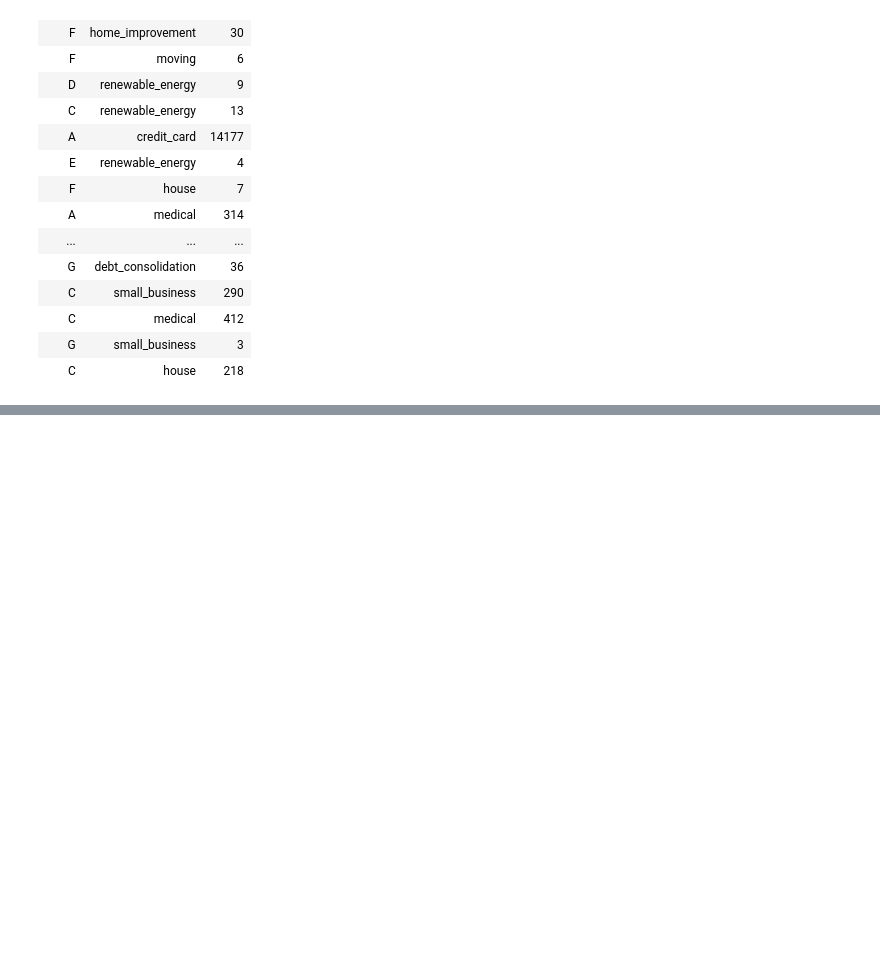
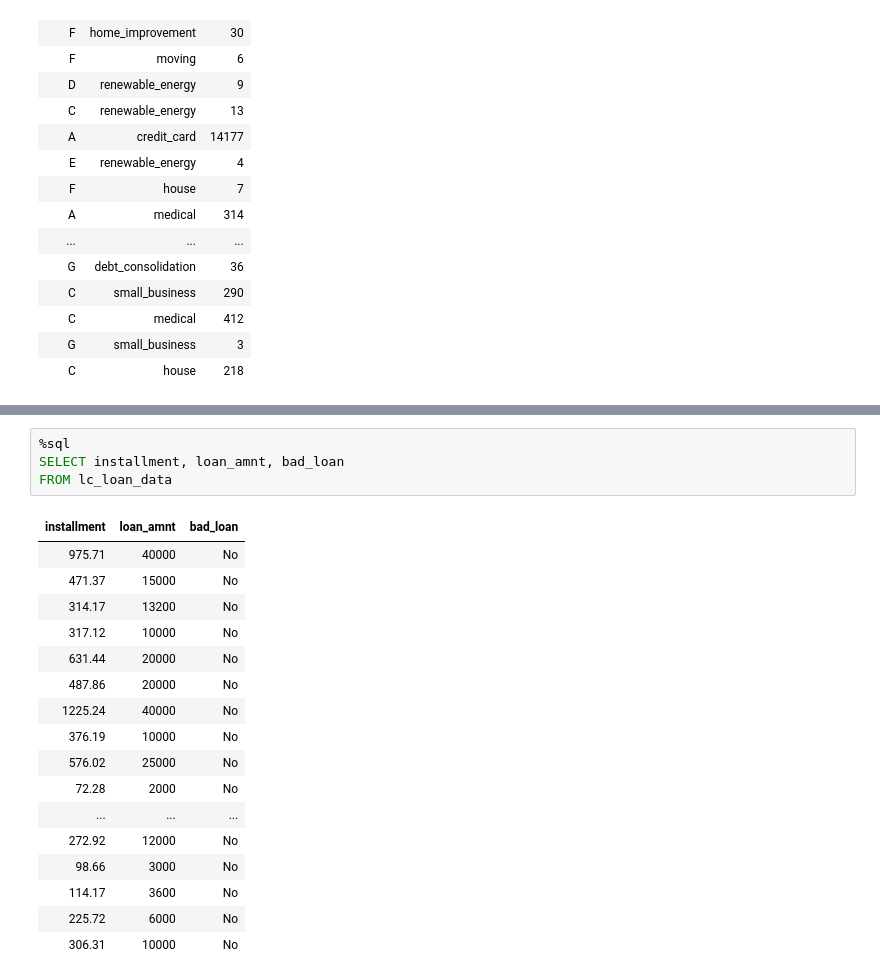
Before and after one commit to nortonlyr/spark_machine_learning_exercise_telco, a Jupyter notebook: LendingClubData/LendingClubEDA.ipynb, the cells around one changed output, grey strips where cells are left out. Saved outputs shown, nothing was run; the diff lists cells and outputs as text; blank space fills up the shorter version.

```diff
--- a/LendingClubData/LendingClubEDA.ipynb
+++ b/LendingClubData/LendingClubEDA.ipynb
@@ -437,0 +467,22 @@ GROUP BY grade, purpose
+# %%
+%sql
+SELECT installment, loan_amnt, bad_loan
+FROM lc_loan_data
+# %% [output]
+| installment | loan_amnt | bad_loan |
+| 975.71 | 40000 | No |
+| 471.37 | 15000 | No |
+| 314.17 | 13200 | No |
+| 317.12 | 10000 | No |
+| 631.44 | 20000 | No |
+| 487.86 | 20000 | No |
+| 1225.24 | 40000 | No |
+| 376.19 | 10000 | No |
+| 576.02 | 25000 | No |
+| 72.28 | 2000 | No |
+| ... | ... | ... |
+| 272.92 | 12000 | No |
+| 98.66 | 3000 | No |
+| 114.17 | 3600 | No |
+| 225.72 | 6000 | No |
+| 306.31 | 10000 | No |
```
Also changed, not shown: parts of 7 cells of this notebook, 1 other file.
